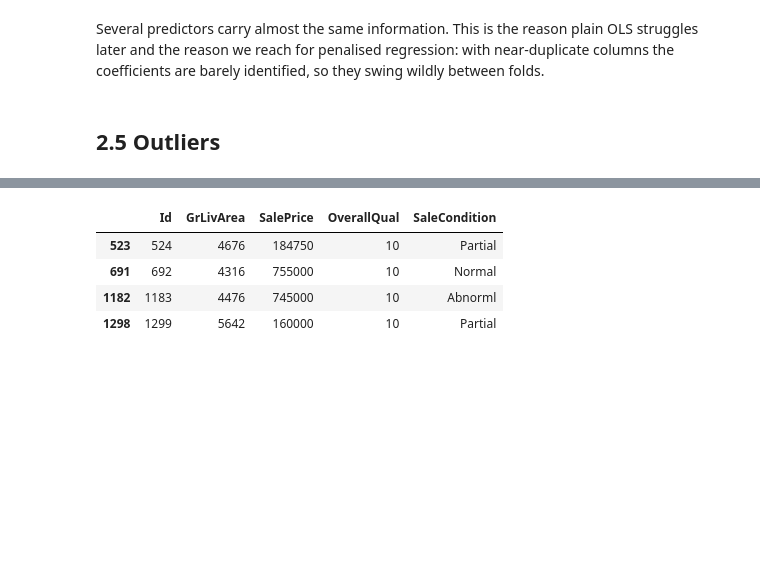
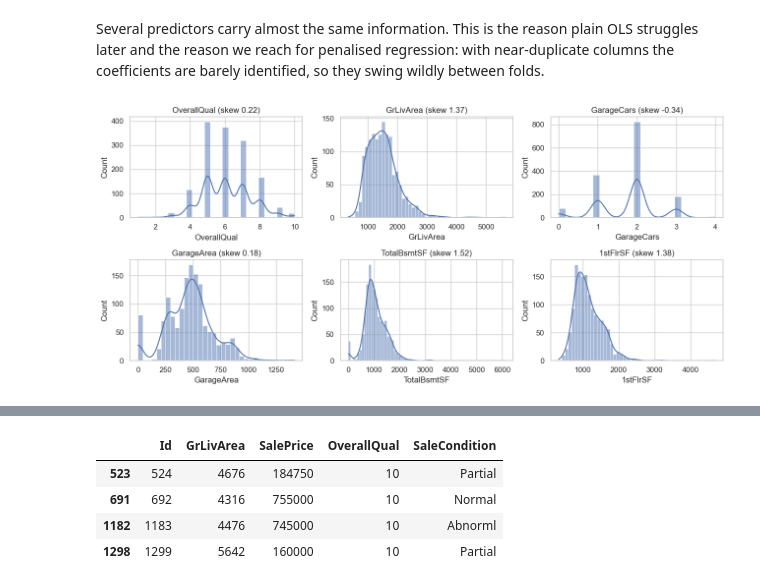
Before and after one commit to siddharthyashkukreja-cloud/smu_programming_group, a Jupyter notebook: ACCT682_Housing_prices.ipynb, the cells around one changed output, grey strips where cells are left out. Drawn from its saved outputs; the diff is of its cells as text; code cells hidden in the pictures; blank space fills up the shorter version.

```diff
--- a/ACCT682_Housing_prices.ipynb
+++ b/ACCT682_Housing_prices.ipynb
@@ -189,5 +198,14 @@ TotalBsmtSF  1stFlrSF        0.82
 dtype: float64
 # %% [markdown]
 Several predictors carry almost the same information. This is the reason plain OLS struggles later and the reason we reach for penalised regression: with near-duplicate columns the coefficients are barely identified, so they swing wildly between folds.
-# %% [markdown]
-## 2.5 Outliers
+# %%
+# distributions of the strongest numeric predictors
+top6 = [c for c in corr.head(8).index if c != "SalePrice"][:6]
+
+fig, ax = plt.subplots(2, 3, figsize=(13, 6))
+for a, col in zip(ax.ravel(), top6):
+    sns.histplot(train[col], kde=True, ax=a)
+    a.set_title(f"{col} (skew {train[col].skew():.2f})")
+plt.tight_layout()
+# %% [output]
+[figure, added]
```
Also changed, not shown: parts of 31 cells of this notebook, 8 other files.
